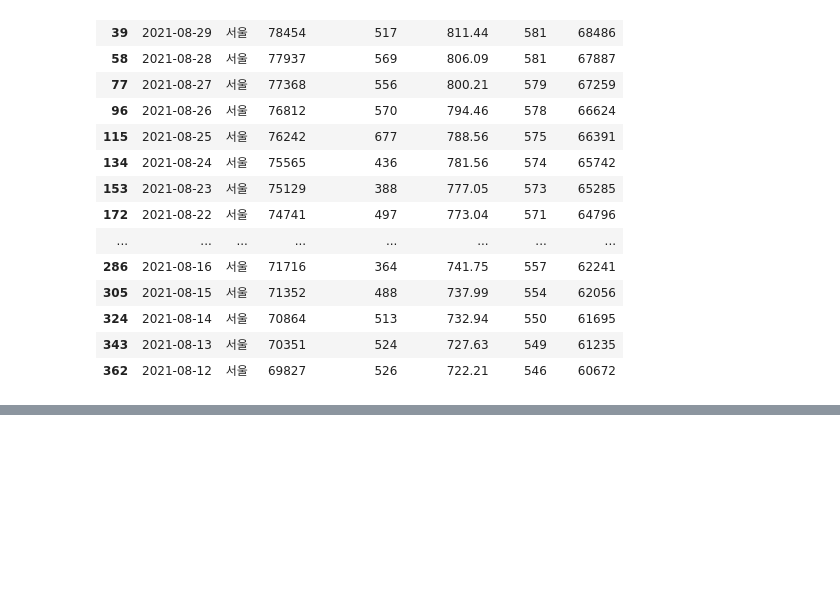
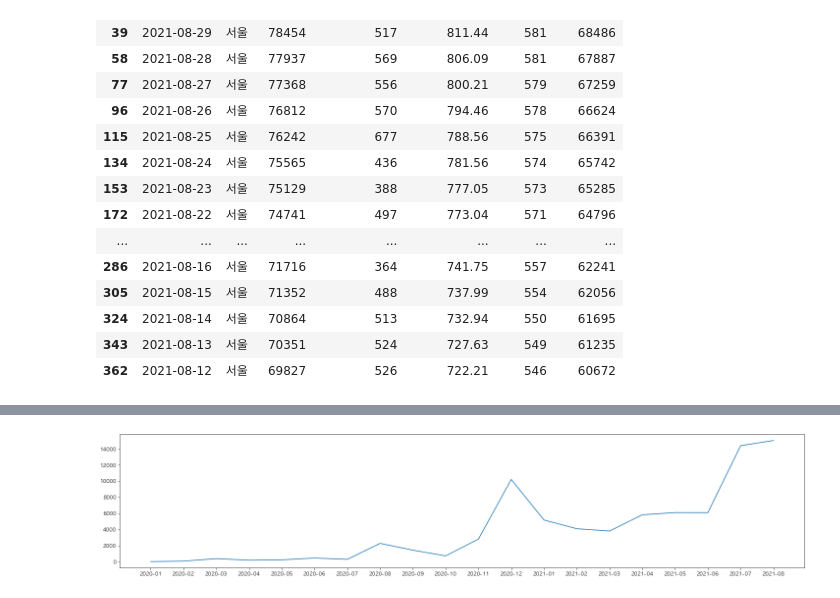
Before and after one commit to wish0728/Elice_teamproject2_team11_delivery, a Jupyter notebook: data-analysis/seula_코로나 확진자.ipynb, the cells around one changed output, grey strips where cells are left out. Cells and saved outputs as stored; diff of their text form; code cells hidden in the pictures; blank space fills up the shorter version.

```diff
--- a/data-analysis/seula_코로나 확진자.ipynb
+++ b/data-analysis/seula_코로나 확진자.ipynb
@@ -138,0 +185,15 @@ corona_df[corona_df['지역']=='서울'].head(20)
+# %%
+# 여기도 한달 단위로 끊자
+year = []
+month = []
+for data in corona_df['기준일'] :
+    year.append(data.split('-')[0])
+    month.append(data.split('-')[1])
+
+corona_df['month'] = month
+corona_df['year'] = year
+corona_df['year_month'] = corona_df['year']+'-'+corona_df['month']
+corona_df
+# groupby를 year_month로 하고, 배달건수 총 합계를 차팅하기
+corona_trend_by_month =corona_df.groupby(['지역','year_month']).sum('전일대비증감수').reset_index()
+corona_trend_by_month
@@ -138,0 +214,9 @@ corona_df[corona_df['지역']=='서울'].head(20)
+# %%
+local_corona_by_month = corona_trend_by_month[corona_trend_by_month['지역']=='서울']
+fig, ax = plt.subplots(figsize=(25,5))
+ax.plot(local_corona_by_month['year_month'], local_corona_by_month['전일대비증감수'])
+
+plt.ticklabel_format(axis="y", style="plain")
+plt.show()
+# %% [output]
+[figure, added]
```
Also changed, not shown: parts of 12 cells of this notebook, 3 other files.
